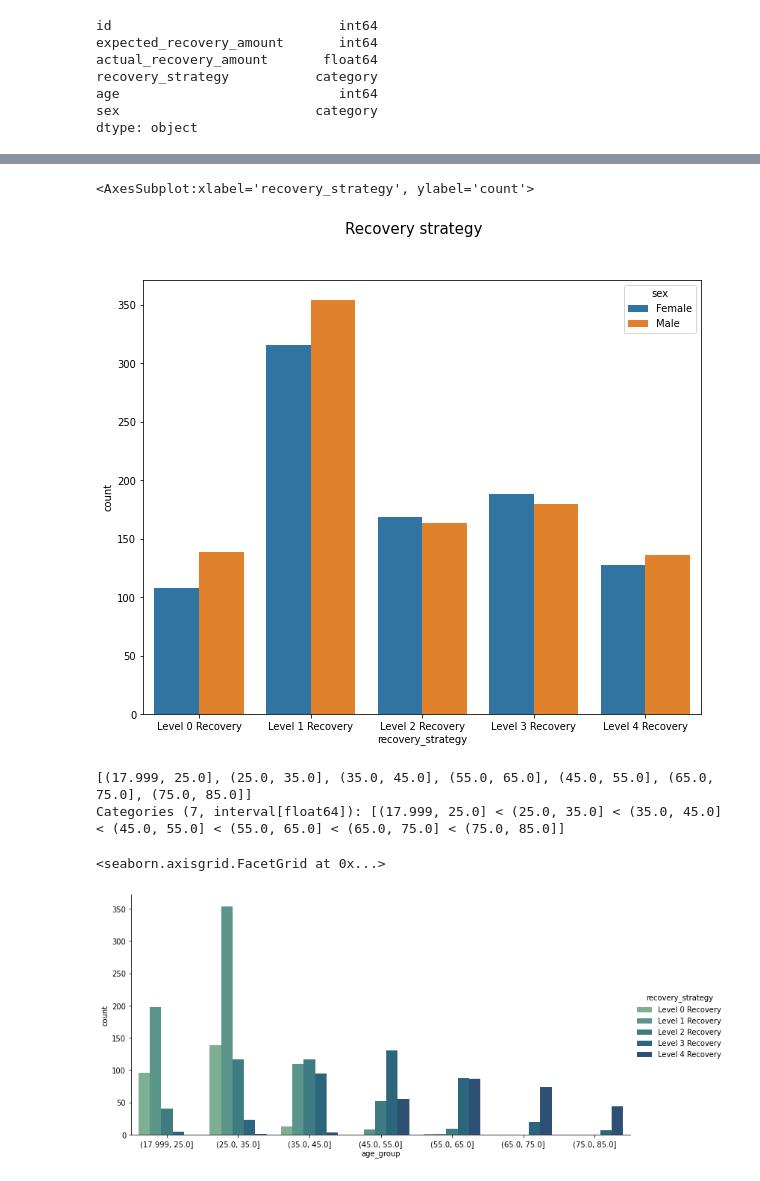
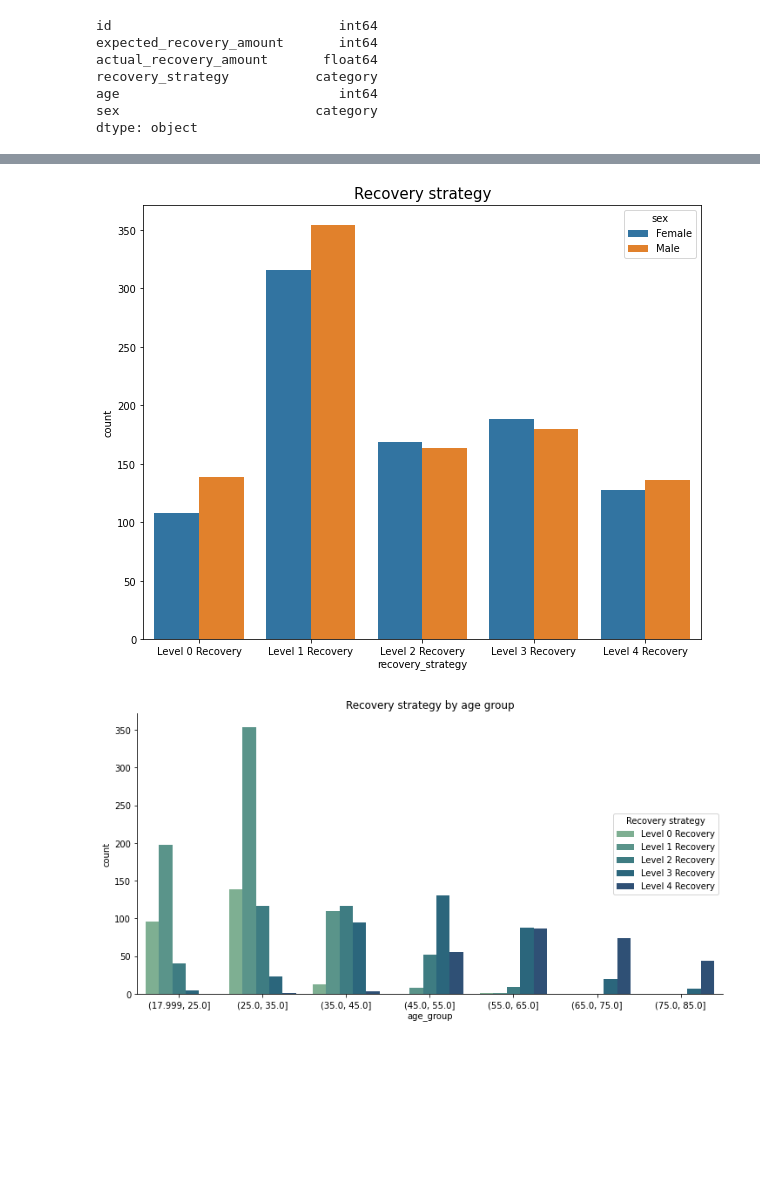
Before and after one commit to tawiwut-cha/datacamp_projects, a Jupyter notebook: debts/0_clean_EDA.ipynb, the cells around one changed output, grey strips where cells are left out. Saved outputs shown, nothing was run; the diff lists cells and outputs as text; code cells hidden in the pictures; blank space fills up the shorter version.

```diff
--- a/debts/0_clean_EDA.ipynb
+++ b/debts/0_clean_EDA.ipynb
@@ -86,23 +102,21 @@ plt.show()
 # %%
 # Recovery strategy by sex
 fig, ax5 = plt.subplots(figsize =(10,8))
-fig.suptitle('Recovery strategy', size=15)
+ax5.set_title('Recovery strategy', size=15)
 sns.countplot(data=df, x='recovery_strategy', hue='sex', ax=ax5)
+plt.show()
 # %% [output]
-<AxesSubplot:xlabel='recovery_strategy', ylabel='count'>
-[figure, old version]
+[figure, new version]
 # %%
 # Recovery strategy by age
 
 # categorize age groups
 df['age_group'] = pd.cut(df.age, bins=[18,25,35,45,55,65,75,85], include_lowest=True)
 
-display(df.age_group.unique())
+sns.catplot(data=df, x='age_group',hue='recovery_strategy', kind='count', legend=False, palette='crest', height=5, aspect=2)
+plt.title('Recovery strategy by age group')
+plt.legend(title='Recovery strategy', loc='right')
 
-sns.catplot(data=df, x='age_group',hue='recovery_strategy', kind='count', legend=True, palette='crest', height=5, aspect=2)
-plt.title()
+plt.show()
 # %% [output]
-[(17.999, 25.0], (25.0, 35.0], (35.0, 45.0], (55.0, 65.0], (45.0, 55.0], (65.0, 75.0], (75.0, 85.0]]
-Categories (7, interval[float64]): [(17.999, 25.0] < (25.0, 35.0] < (35.0, 45.0] < (45.0, 55.0] < (55.0, 65.0] < (65.0, 75.0] < (75.0, 85.0]]
-<seaborn.axisgrid.FacetGrid at 0x...>
-[figure, old version]
+[figure, new version]
```
Also changed, not shown: parts of 8 cells of this notebook.
